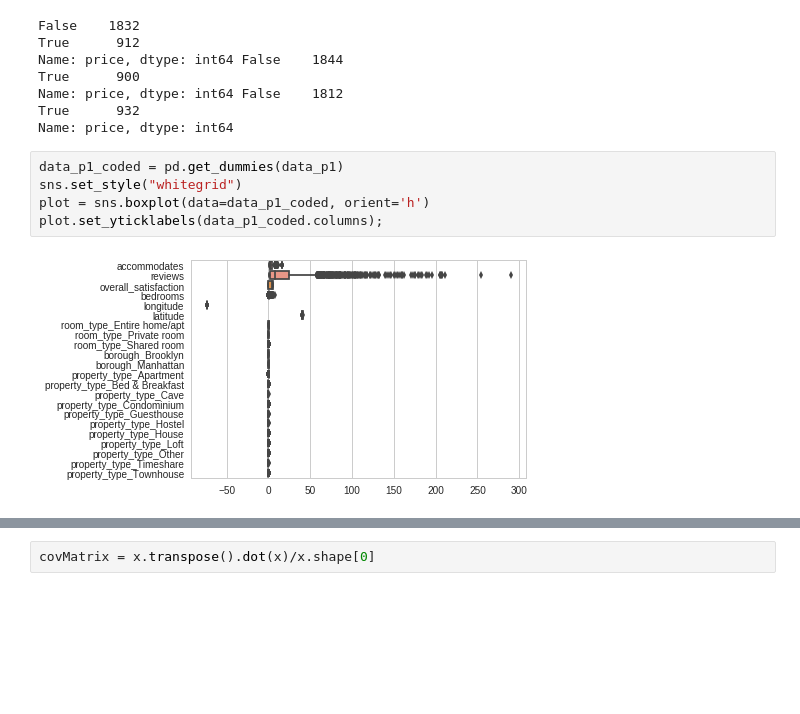
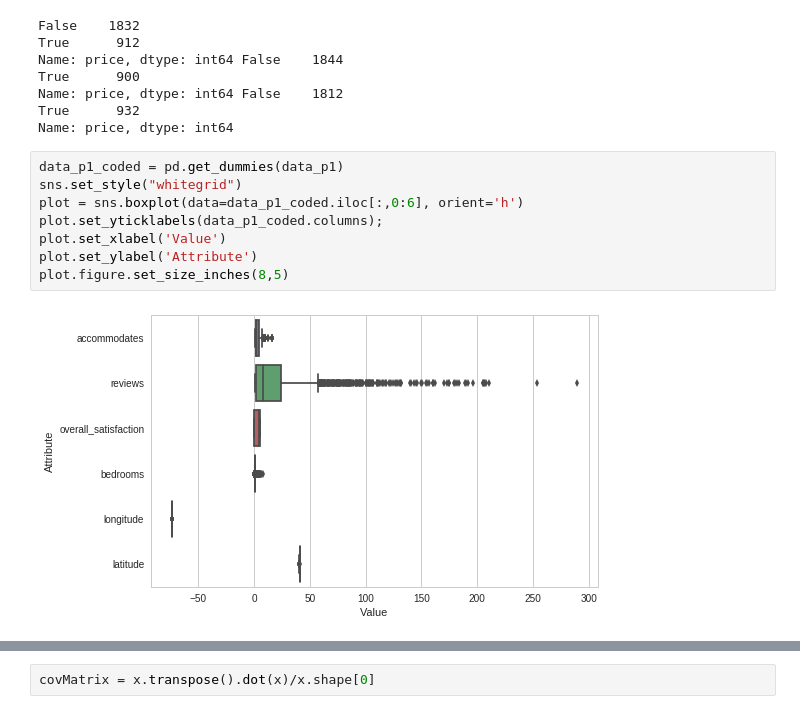
Before and after one commit to edwardfang/IDA_SUSTech_Assignment, a Jupyter notebook: Analysis.ipynb, the cells around one changed output, grey strips where cells are left out. Cells and saved outputs as stored; diff of their text form; blank space fills up the shorter version.

Commit message:
data std

```diff
--- a/Analysis.ipynb
+++ b/Analysis.ipynb
@@ -145,9 +130,12 @@ Name: price, dtype: int64
 # %%
 data_p1_coded = pd.get_dummies(data_p1)
 sns.set_style("whitegrid")
-plot = sns.boxplot(data=data_p1_coded, orient='h')
+plot = sns.boxplot(data=data_p1_coded.iloc[:,0:6], orient='h')
 plot.set_yticklabels(data_p1_coded.columns);
+plot.set_xlabel('Value')
+plot.set_ylabel('Attribute')
+plot.figure.set_size_inches(8,5)
 # %% [output]
-[figure, old version]
+[figure, new version]
 # %%
 data1 = np.array(data_p1_coded)
```
Also changed, not shown: parts of 6 cells of this notebook, 4 other files.
